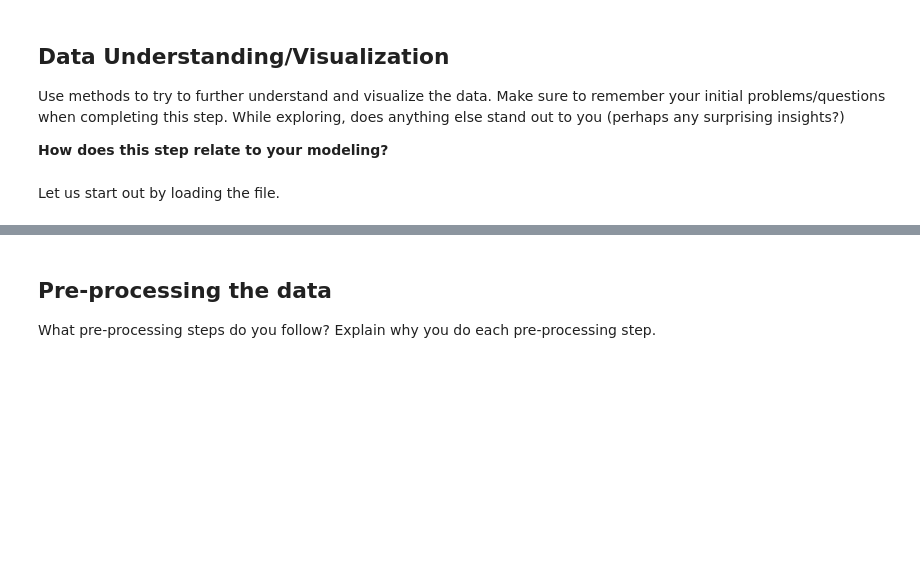
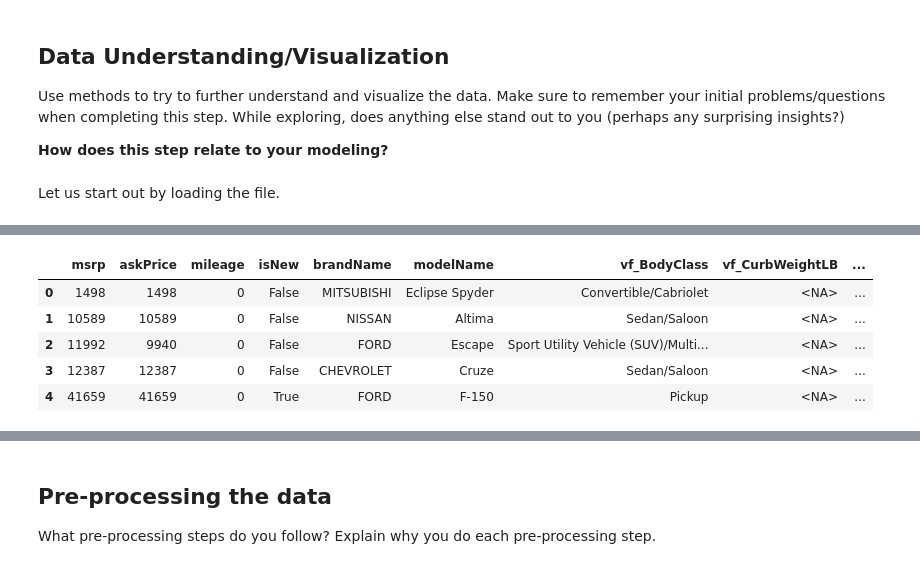
Before and after one commit to matthewasloan95/p4-clustering, a Jupyter notebook: p4.ipynb, the cells around one changed output, grey strips where cells are left out. Cells and saved outputs as stored; diff of their text form; code cells hidden in the pictures; blank space fills up the shorter version.

```diff
--- a/p4.ipynb
+++ b/p4.ipynb
@@ -238,0 +157,9 @@ vf_Windows                       nan
+# %%
+main_df.head()
+# %% [output]
+|  | msrp | askPrice | mileage | isNew | brandName | modelName | vf_BodyClass | vf_CurbWeightLB | ... |
+| 0 | 1498 | 1498 | 0 | False | MITSUBISHI | Eclipse Spyder | Convertible/Cabriolet | <NA> | ... |
+| 1 | 10589 | 10589 | 0 | False | NISSAN | Altima | Sedan/Saloon | <NA> | ... |
+| 2 | 11992 | 9940 | 0 | False | FORD | Escape | Sport Utility Vehicle (SUV)/Multi... | <NA> | ... |
+| 3 | 12387 | 12387 | 0 | False | CHEVROLET | Cruze | Sedan/Saloon | <NA> | ... |
+| 4 | 41659 | 41659 | 0 | True | FORD | F-150 | Pickup | <NA> | ... |
```
Also changed, not shown: parts of 47 cells of this notebook.
